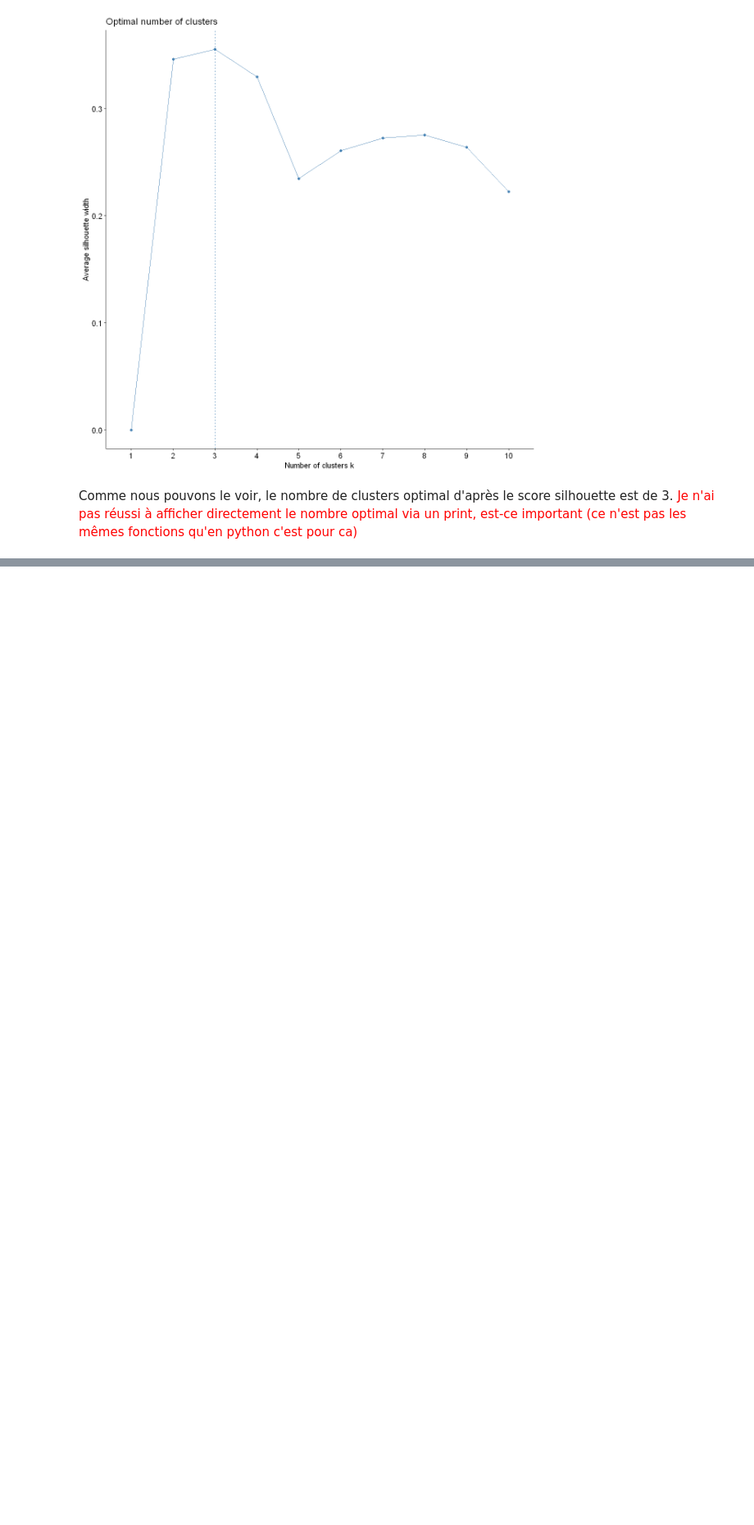
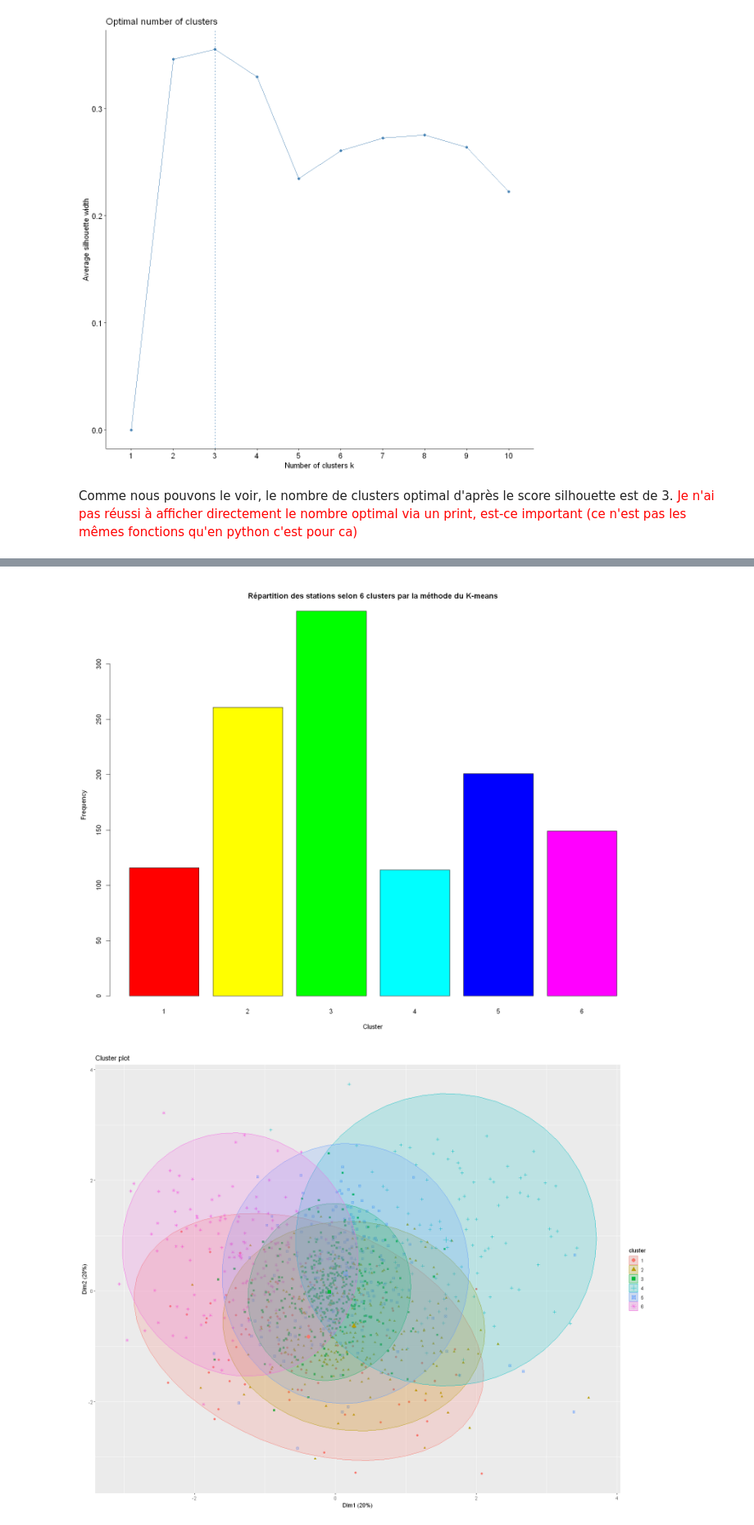
Before and after one commit to dpiot14/ProjetAD, a Jupyter notebook: TP_Velib_R_Project.ipynb, the cells around one changed output, grey strips where cells are left out. Shown at 82% size. Cells and saved outputs as stored; diff of their text form; code cells hidden in the pictures; blank space fills up the shorter version.

```diff
--- a/TP_Velib_R_Project.ipynb
+++ b/TP_Velib_R_Project.ipynb
@@ -1496,0 +1614,17 @@ Comme nous pouvons le voir, le nombre de clusters optimal d'après le score silh
+# %%
+# Nombre de clusters
+K =6
+
+# Classification par K-means avec 6 clusters
+kmeans_pca6 = kmeans(loading_pca[, -c(1, 2)], centers = K, nstart = 10)
+clusters_pca6 = kmeans_pca6$cluster
+
+# Créer un graphique à barres pour la répartition des clusters
+barplot(table(clusters_pca6), col = rainbow(K), xlab = "Cluster", ylab = "Frequency",
+        main = paste("Répartition des stations selon", K, "clusters par la méthode du K-means"))
+
+# Visualisation des clusters avec fviz_cluster
+fviz_cluster(kmeans_pca6, data = loading_pca[, -c(1, 2)], ellipse.type = "norm", labelsize = 8, geom = "point")
+# %% [output]
+[figure, added]
+[figure, added]
```
Also changed, not shown: parts of 30 cells of this notebook.
